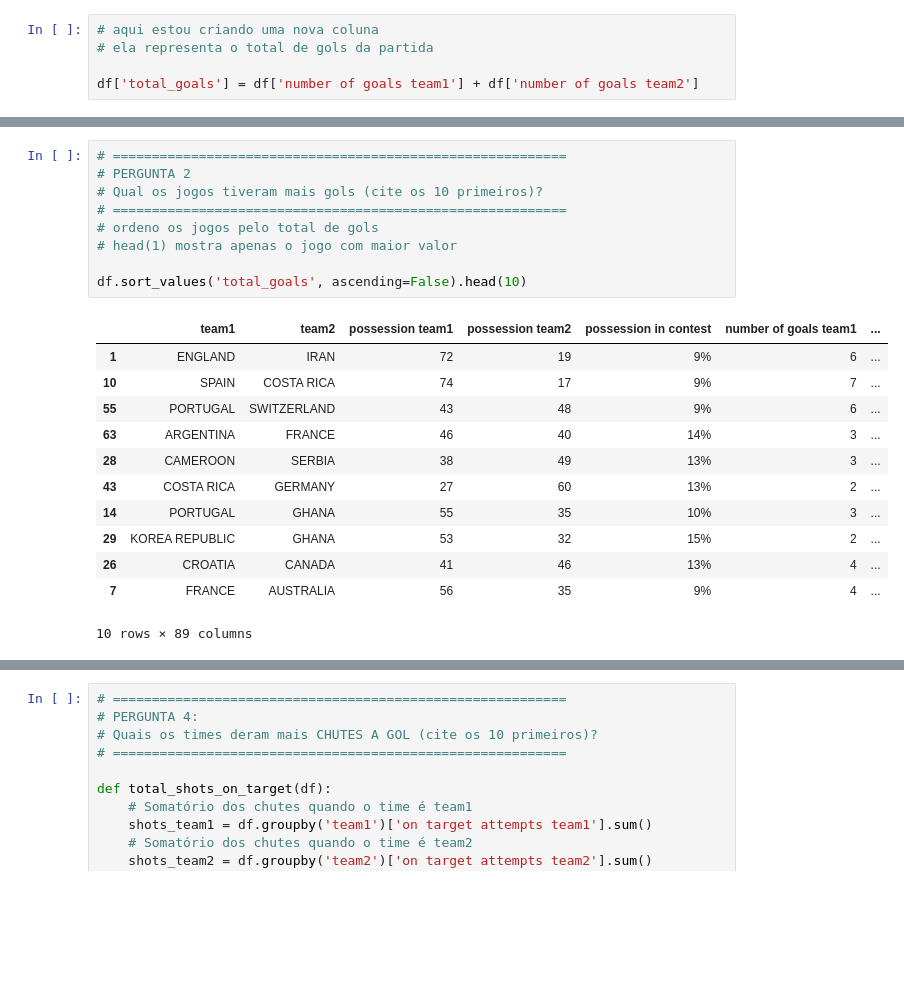
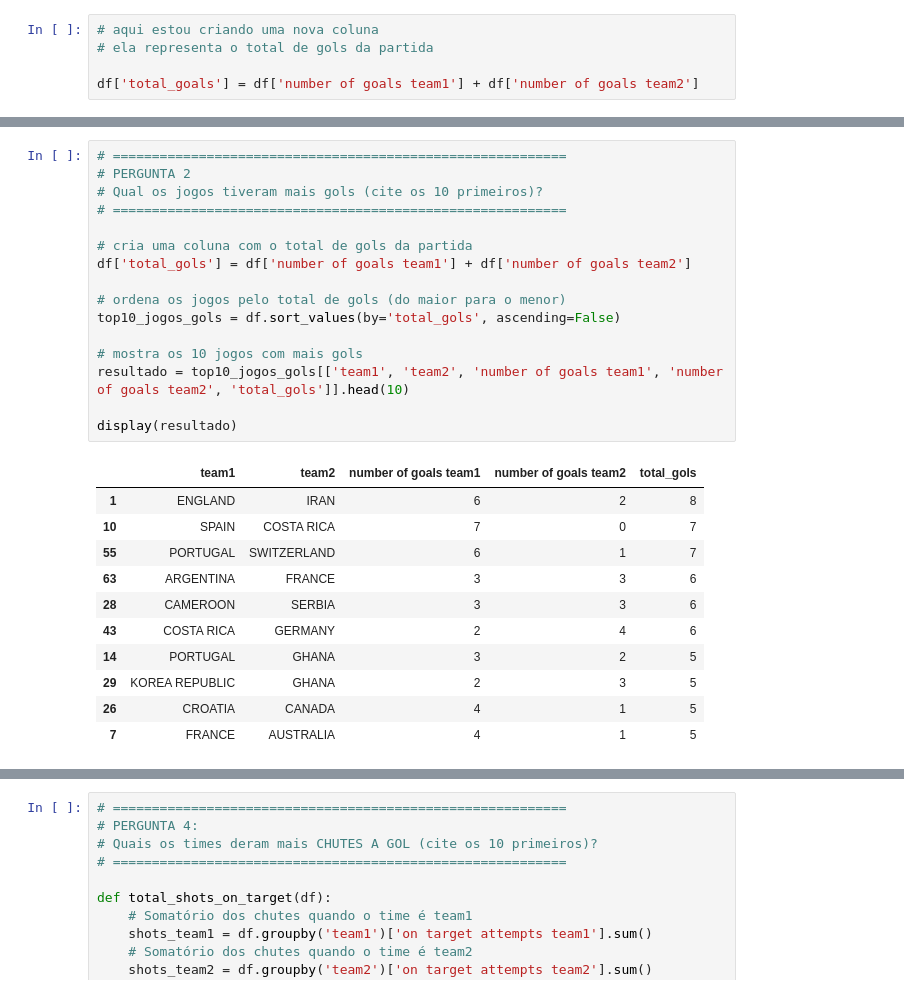
Before and after one commit to denisemasar/project, a Jupyter notebook: project.ipynb, the cells around one changed output, grey strips where cells are left out. Drawn from its saved outputs; the diff is of its cells as text; blank space fills up the shorter version.

```diff
--- a/project.ipynb
+++ b/project.ipynb
@@ -234,25 +236,31 @@ dtype: int64
 # %%
 # ==========================================================
 # PERGUNTA 2
 # Qual os jogos tiveram mais gols (cite os 10 primeiros)?
 # ==========================================================
-# ordeno os jogos pelo total de gols
-# head(1) mostra apenas o jogo com maior valor
 
-df.sort_values('total_goals', ascending=False).head(10)
+# cria uma coluna com o total de gols da partida
+df['total_gols'] = df['number of goals team1'] + df['number of goals team2']
+
+# ordena os jogos pelo total de gols (do maior para o menor)
+top10_jogos_gols = df.sort_values(by='total_gols', ascending=False)
+
+# mostra os 10 jogos com mais gols
+resultado = top10_jogos_gols[['team1', 'team2', 'number of goals team1', 'number of goals team2', 'total_gols']].head(10)
+
+display(resultado)
 # %% [output]
-|  | team1 | team2 | possession team1 | possession team2 | possession in contest | number of goals team1 | ... |
-| 1 | ENGLAND | IRAN | 72 | 19 | 9% | 6 | ... |
-| 10 | SPAIN | COSTA RICA | 74 | 17 | 9% | 7 | ... |
-| 55 | PORTUGAL | SWITZERLAND | 43 | 48 | 9% | 6 | ... |
-| 63 | ARGENTINA | FRANCE | 46 | 40 | 14% | 3 | ... |
-| 28 | CAMEROON | SERBIA | 38 | 49 | 13% | 3 | ... |
-| 43 | COSTA RICA | GERMANY | 27 | 60 | 13% | 2 | ... |
-| 14 | PORTUGAL | GHANA | 55 | 35 | 10% | 3 | ... |
-| 29 | KOREA REPUBLIC | GHANA | 53 | 32 | 15% | 2 | ... |
-| 26 | CROATIA | CANADA | 41 | 46 | 13% | 4 | ... |
-| 7 | FRANCE | AUSTRALIA | 56 | 35 | 9% | 4 | ... |
+|  | team1 | team2 | number of goals team1 | number of goals team2 | total_gols |
+| 1 | ENGLAND | IRAN | 6 | 2 | 8 |
+| 10 | SPAIN | COSTA RICA | 7 | 0 | 7 |
+| 55 | PORTUGAL | SWITZERLAND | 6 | 1 | 7 |
+| 63 | ARGENTINA | FRANCE | 3 | 3 | 6 |
+| 28 | CAMEROON | SERBIA | 3 | 3 | 6 |
+| 43 | COSTA RICA | GERMANY | 2 | 4 | 6 |
+| 14 | PORTUGAL | GHANA | 3 | 2 | 5 |
+| 29 | KOREA REPUBLIC | GHANA | 2 | 3 | 5 |
+| 26 | CROATIA | CANADA | 4 | 1 | 5 |
+| 7 | FRANCE | AUSTRALIA | 4 | 1 | 5 |
-10 rows × 89 columns
 # %%
 # ==========================================================
 # PERGUNTA 3:
```
Also changed, not shown: parts of 4 cells of this notebook.
